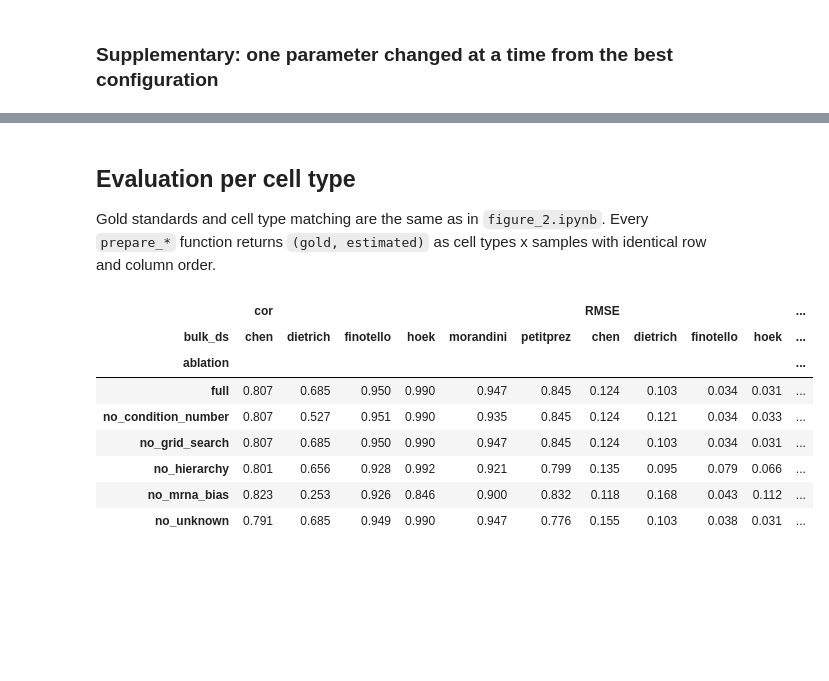
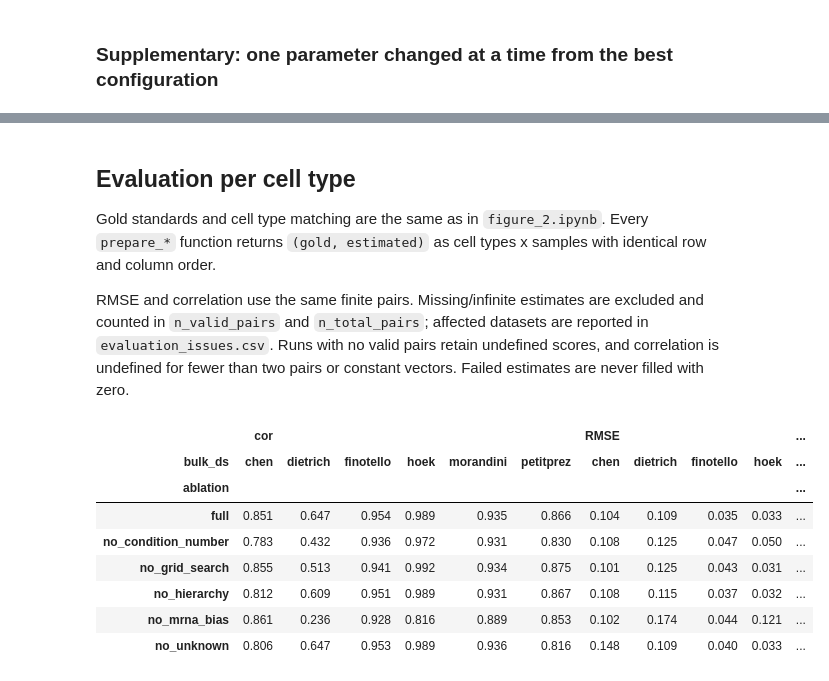
Before and after one commit to ComputationalBiomedicineGroup/rectangle_paper, a Jupyter notebook: notebooks/ablation.ipynb, the cells around one changed output, grey strips where cells are left out. Drawn from its saved outputs; the diff is of its cells as text; code cells hidden in the pictures; blank space fills up the shorter version.

```diff
--- a/notebooks/ablation.ipynb
+++ b/notebooks/ablation.ipynb
@@ -138,9 +162,9 @@ import numpy as np
 import matplotlib.pyplot as plt
 from matplotlib.lines import Line2D
 
-# 432-configuration grid search (Finotello, full Hao without HaoSub), copied from
-# rectangle_benchmark/output/finotello_hyperparameter_search_hao_disjoint/results_ranked.csv
-grid = pd.read_csv('../data/ablation/finotello_hyperparameter_search_hao_disjoint.csv')
+# 432-configuration grid search (Finotello, full Hao without HaoSub), 2026-10-08 rerun.
+# Source: rectangle_benchmark/output/finotello_hyperparameter_search_hao_disjoint_rerun_2026_10_08/results_ranked.csv
+grid = pd.read_csv('../data/ablation/finotello_hyperparameter_search_hao_disjoint_rerun_2026_10_08.csv')
 best = grid.loc[grid['combined_position'].idxmin()]
 
 parameters = [
@@ -265,14 +308,0 @@ def run_ablation(ablation, datasets=None, **rectangle_kwargs):
-# %%
-# Full Rectangle (default settings)
-import shutil
-figure_2_estimations = {
-    'finotello': '../output/hao_estimations_fino.csv',
-    'petitprez': '../output/muris_estimations_peti.csv',
-    'chen': '../output/muris_estimations_chen.csv',
-    'hoek': '../output/hao_estimations_hoek.csv',
-    'morandini': '../output/hao_estimations_morandini.csv',
-    'dietrich': '../output/hao_estimations_dietrich.csv',
-}
-(ablation_root / 'full').mkdir(parents=True, exist_ok=True)
-for dataset, path in figure_2_estimations.items():
-    shutil.copyfile(path, ablation_root / 'full' / f'{dataset}.csv')
@@ -809,13 +947,16 @@ Polishing not needed - no active set detected at optimal point
 ## Evaluation per cell type
 
 Gold standards and cell type matching are the same as in `figure_2.ipynb`. Every `prepare_*` function returns `(gold, estimated)` as cell types x samples with identical row and column order.
+
+RMSE and correlation use the same finite pairs. Missing/infinite estimates are excluded and counted in `n_valid_pairs` and `n_total_pairs`; affected datasets are reported in `evaluation_issues.csv`. Runs with no valid pairs retain undefined scores, and correlation is undefined for fewer than two pairs or constant vectors. Failed estimates are never filled with zero.
 # %%
 from pathlib import Path
 import numpy as np
 import pandas as pd
 import helper
+from scipy.stats import pearsonr
 
-ablation_root = Path('../output/ablation_hao_sub')
+ablation_root = Path('../output/ablation_hao_sub_rectangle_1_7_0')
 ablation_order = ['full', 'no_mrna_bias', 'no_grid_search', 'no_unknown', 'no_hierarchy', 'no_condition_number']
 dataset_order = ['finotello', 'petitprez', 'chen', 'hoek', 'morandini', 'dietrich']
 
@@ -878,41 +1019,67 @@ prepare = {
     'finotello': prepare_finotello,
     'petitprez': prepare_petitprez,
     'chen': prepare_chen,
     'hoek': prepare_hoek,
     'morandini': prepare_morandini,
     'dietrich': prepare_dietrich,
 }
 
+
+def finite_metrics(gold_values, estimated_values):
+    """Use identical finite pairs for RMSE and correlation; never replace failed estimates with zero."""
+    truth = np.asarray(gold_values, dtype=float).ravel()
+    prediction = np.asarray(estimated_values, dtype=float).ravel()
+    valid = np.isfinite(truth) & np.isfinite(prediction)
+    n_valid, n_total = int(valid.sum()), len(valid)
+    if n_valid == 0:
+        return np.nan, np.nan, n_valid, n_total
+    truth, prediction = truth[valid], prediction[valid]
+    rmse = float(np.sqrt(np.mean((prediction - truth) ** 2)))
+    # Pearson correlation is undefined for fewer than two pairs or a constant vector.
+    correlation = np.nan
+    if n_valid >= 2 and np.ptp(truth) > 0 and np.ptp(prediction) > 0:
+        correlation = float(pearsonr(prediction, truth)[0])
+    return rmse, correlation, n_valid, n_total
+
 rows = []
+evaluation_issues = []
 for ablation in ablation_order:
     for dataset in dataset_order:
         path = ablation_root / ablation / f'{dataset}.csv'
         if not path.exists():
             print(f'missing, skipped: {path}')
             continue
         gold, estimated = prepare[dataset](pd.read_csv(path, index_col=0))
-        rmse_all, r_all, _ = helper.evaulate_total_df(helper.create_evaluation_df(gold, estimated))
-        rows.append(('all', ablation, dataset, r_all, rmse_all))
-        rmses, _, rs = helper.evaluate_by_cell_type(gold, estimated)
-        rows.extend((cell_type, ablation, dataset, r, rmse) for cell_type, r, rmse in zip(gold.index, rs, rmses))
+        rmse_all, r_all, n_valid, n_total = finite_metrics(gold, estimated)
+        rows.append(('all', ablation, dataset, r_all, rmse_all, n_valid, n_total))
+        if n_valid < n_total:
+            status = 'failed: no finite pairs' if n_valid == 0 else 'partial: nonfinite pairs excluded'
+            evaluation_issues.append((ablation, dataset, n_valid, n_total, status))
+            print(f'{ablation}/{dataset}: {status} ({n_valid}/{n_total} valid pairs)')
+        for cell_type in gold.index:
+            rmse, r, n_valid_ct, n_total_ct = finite_metrics(gold.loc[cell_type], estimated.loc[cell_type])
+            rows.append((cell_type, ablation, dataset, r, rmse, n_valid_ct, n_total_ct))
 
-ablation_metrics = pd.DataFrame(rows, columns=['cell_type', 'ablation', 'bulk_ds', 'cor', 'RMSE'])
+ablation_metrics = pd.DataFrame(rows, columns=['cell_type', 'ablation', 'bulk_ds', 'cor', 'RMSE', 'n_valid_pairs', 'n_total_pairs'])
 # same cell type names as in the Figure 2 supplementary plot
 ablation_metrics['cell_type'] = ablation_metrics['cell_type'].replace({
     'T cells CD8': 'CD8 T cells',
     'T cells CD4 conv': 'CD4 T cells',
     'T cells CD4 Total': 'CD4 T cells',
     'T cells CD4': 'CD4 T cells',
 })
 ablation_metrics.to_csv(ablation_root / 'celltype_metrics.csv', index=False)
+pd.DataFrame(evaluation_issues, columns=['ablation', 'bulk_ds', 'n_valid_pairs', 'n_total_pairs', 'status']).to_csv(
+    ablation_root / 'evaluation_issues.csv', index=False
+)
 ablation_metrics[ablation_metrics['cell_type'] == 'all'].pivot(index='ablation', columns='bulk_ds', values=['cor', 'RMSE']).round(3)
 # %% [output]
 |  | cor |  |  |  |  |  | RMSE |  |  |  | ... |
 | bulk_ds | chen | dietrich | finotello | hoek | morandini | petitprez | chen | dietrich | finotello | hoek | ... |
 | ablation |  |  |  |  |  |  |  |  |  |  | ... |
-| full | 0.807 | 0.685 | 0.950 | 0.990 | 0.947 | 0.845 | 0.124 | 0.103 | 0.034 | 0.031 | ... |
-| no_condition_number | 0.807 | 0.527 | 0.951 | 0.990 | 0.935 | 0.845 | 0.124 | 0.121 | 0.034 | 0.033 | ... |
-| no_grid_search | 0.807 | 0.685 | 0.950 | 0.990 | 0.947 | 0.845 | 0.124 | 0.103 | 0.034 | 0.031 | ... |
-| no_hierarchy | 0.801 | 0.656 | 0.928 | 0.992 | 0.921 | 0.799 | 0.135 | 0.095 | 0.079 | 0.066 | ... |
-| no_mrna_bias | 0.823 | 0.253 | 0.926 | 0.846 | 0.900 | 0.832 | 0.118 | 0.168 | 0.043 | 0.112 | ... |
-| no_unknown | 0.791 | 0.685 | 0.949 | 0.990 | 0.947 | 0.776 | 0.155 | 0.103 | 0.038 | 0.031 | ... |
+| full | 0.851 | 0.647 | 0.954 | 0.989 | 0.935 | 0.866 | 0.104 | 0.109 | 0.035 | 0.033 | ... |
+| no_condition_number | 0.783 | 0.432 | 0.936 | 0.972 | 0.931 | 0.830 | 0.108 | 0.125 | 0.047 | 0.050 | ... |
+| no_grid_search | 0.855 | 0.513 | 0.941 | 0.992 | 0.934 | 0.875 | 0.101 | 0.125 | 0.043 | 0.031 | ... |
+| no_hierarchy | 0.812 | 0.609 | 0.951 | 0.989 | 0.931 | 0.867 | 0.108 | 0.115 | 0.037 | 0.032 | ... |
+| no_mrna_bias | 0.861 | 0.236 | 0.928 | 0.816 | 0.889 | 0.853 | 0.102 | 0.174 | 0.044 | 0.121 | ... |
+| no_unknown | 0.806 | 0.647 | 0.953 | 0.989 | 0.936 | 0.816 | 0.148 | 0.109 | 0.040 | 0.033 | ... |
```
Also changed, not shown: parts of 26 cells of this notebook.
